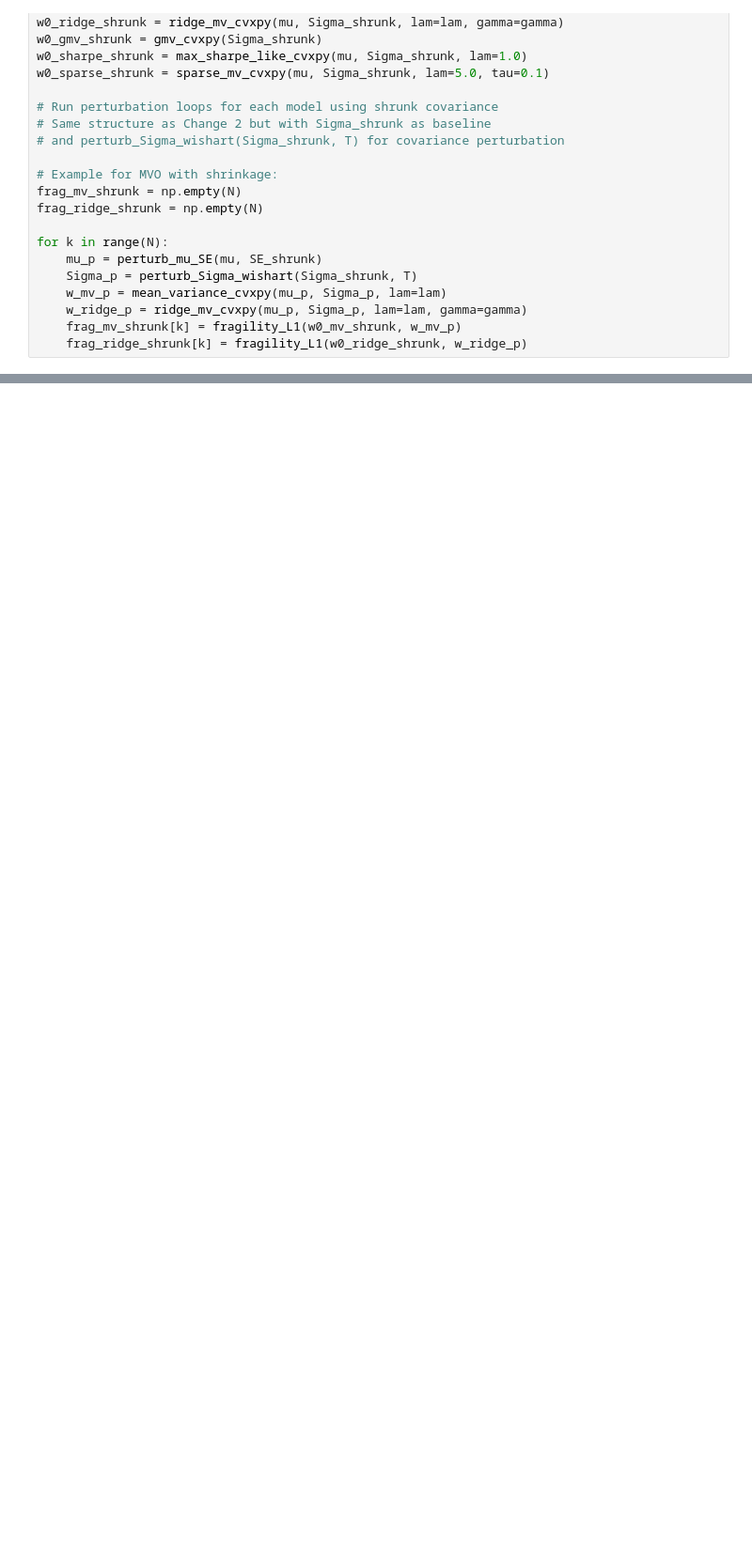
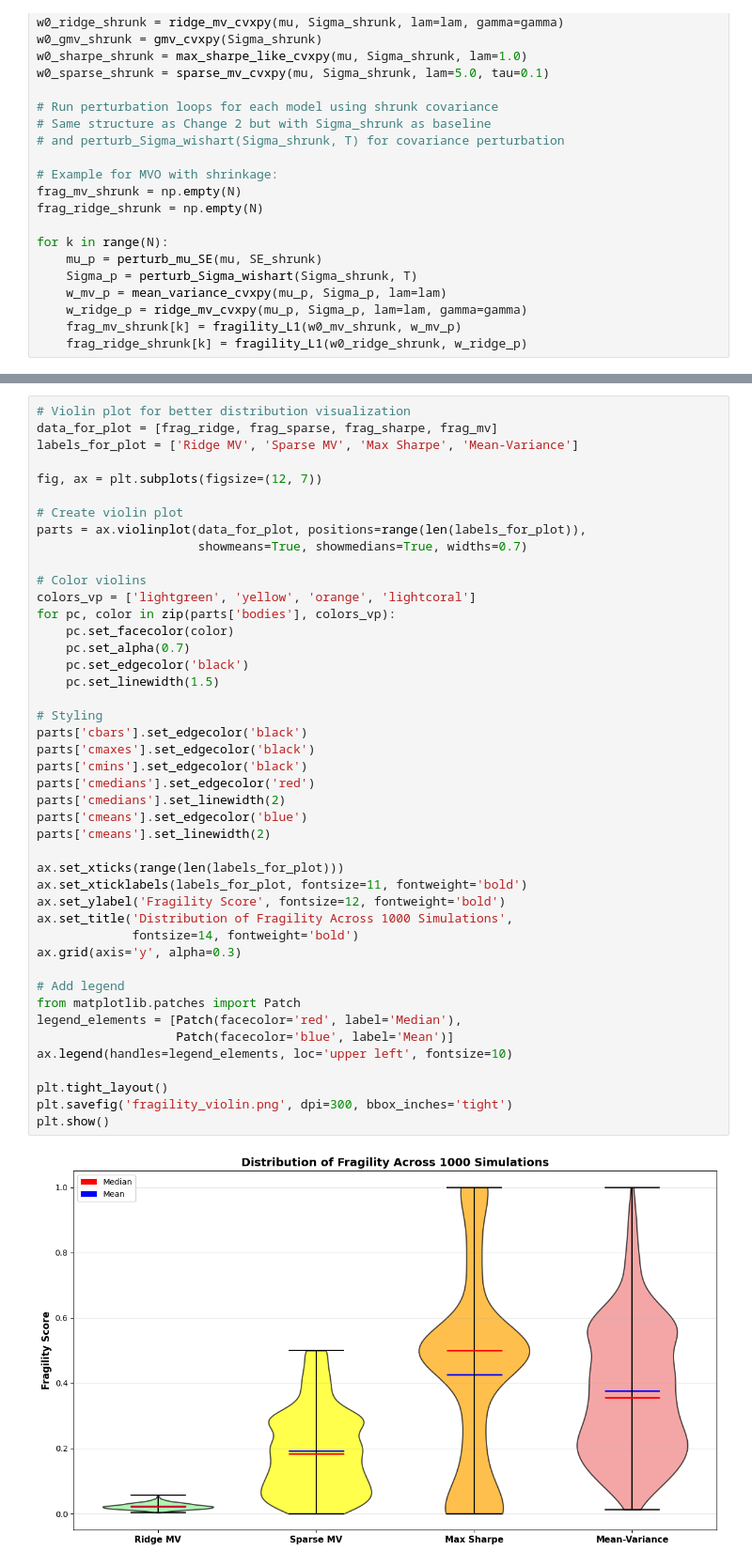
Before and after one commit to robicheau/mathcapstone, a Jupyter notebook: ETF_Portfolio_Optimization_GMV,SPARSE,RIDGE edits.ipynb, the cells around one changed output, grey strips where cells are left out. Shown at 94% size. Saved outputs shown, nothing was run; the diff lists cells and outputs as text; blank space fills up the shorter version.

```diff
--- a/ETF_Portfolio_Optimization_GMV,SPARSE,RIDGE edits.ipynb
+++ b/ETF_Portfolio_Optimization_GMV,SPARSE,RIDGE edits.ipynb
@@ -759,0 +881,46 @@ MV perturbed: [ 0.55122128  0.         -1.          0.          0.44877872]
+# %%
+# Violin plot for better distribution visualization
+data_for_plot = [frag_ridge, frag_sparse, frag_sharpe, frag_mv]
+labels_for_plot = ['Ridge MV', 'Sparse MV', 'Max Sharpe', 'Mean-Variance']
+
+fig, ax = plt.subplots(figsize=(12, 7))
+
+# Create violin plot
+parts = ax.violinplot(data_for_plot, positions=range(len(labels_for_plot)),
+                      showmeans=True, showmedians=True, widths=0.7)
+
+# Color violins
+colors_vp = ['lightgreen', 'yellow', 'orange', 'lightcoral']
+for pc, color in zip(parts['bodies'], colors_vp):
+    pc.set_facecolor(color)
+    pc.set_alpha(0.7)
+    pc.set_edgecolor('black')
+    pc.set_linewidth(1.5)
+
+# Styling
+parts['cbars'].set_edgecolor('black')
+parts['cmaxes'].set_edgecolor('black')
+parts['cmins'].set_edgecolor('black')
+parts['cmedians'].set_edgecolor('red')
+parts['cmedians'].set_linewidth(2)
+parts['cmeans'].set_edgecolor('blue')
+parts['cmeans'].set_linewidth(2)
+
+ax.set_xticks(range(len(labels_for_plot)))
+ax.set_xticklabels(labels_for_plot, fontsize=11, fontweight='bold')
+ax.set_ylabel('Fragility Score', fontsize=12, fontweight='bold')
+ax.set_title('Distribution of Fragility Across 1000 Simulations',
+             fontsize=14, fontweight='bold')
+ax.grid(axis='y', alpha=0.3)
+
+# Add legend
+from matplotlib.patches import Patch
+legend_elements = [Patch(facecolor='red', label='Median'),
+                   Patch(facecolor='blue', label='Mean')]
+ax.legend(handles=legend_elements, loc='upper left', fontsize=10)
+
+plt.tight_layout()
+plt.savefig('fragility_violin.png', dpi=300, bbox_inches='tight')
+plt.show()
+# %% [output]
+[figure, added]
```
Also changed, not shown: parts of 14 cells of this notebook.
